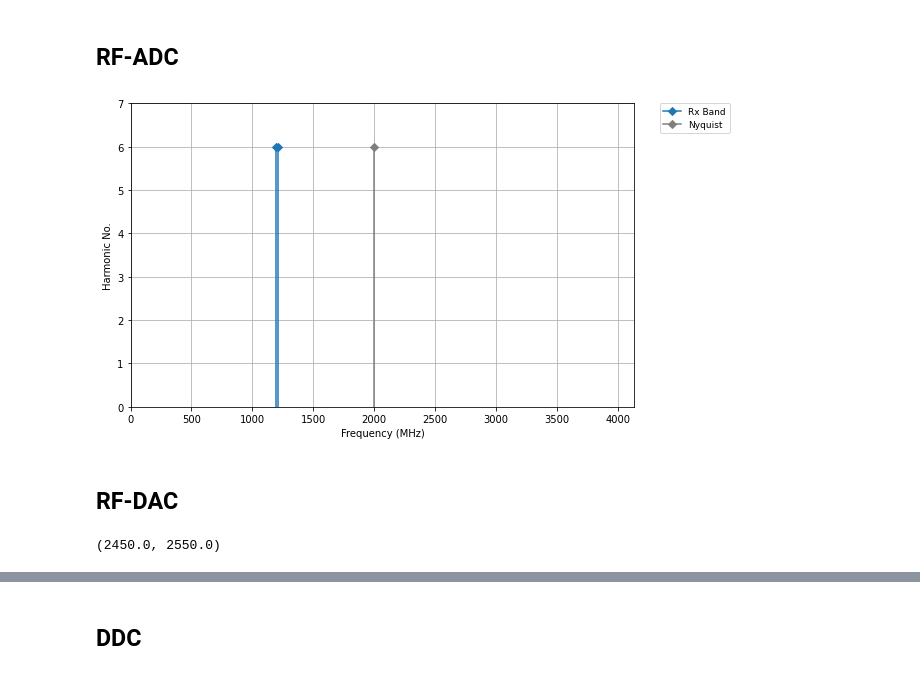
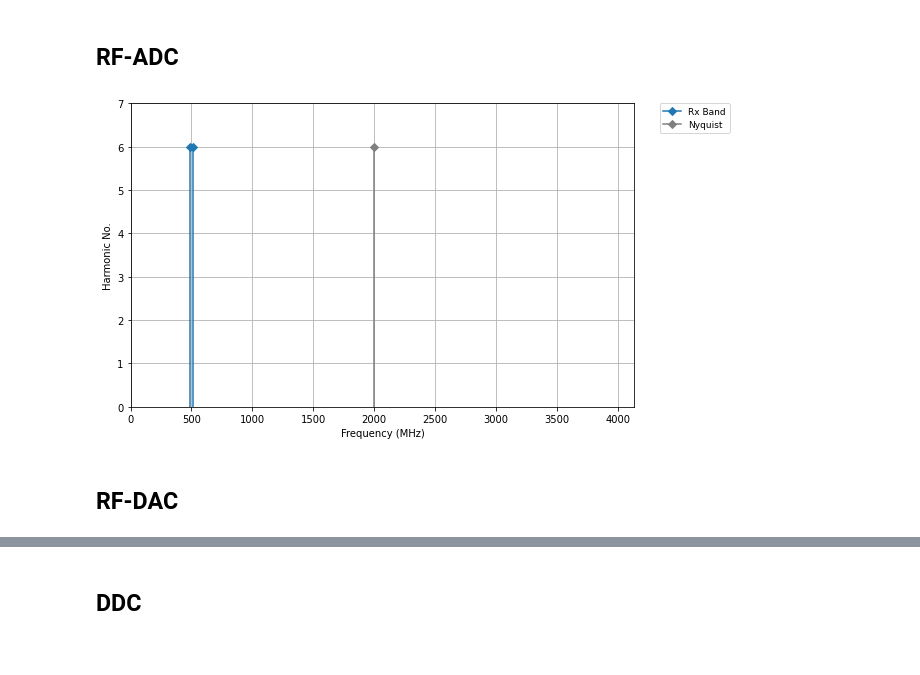
Before and after one commit to strath-sdr/rfsoc_frequency_planner, a Jupyter notebook: rfsoc_frequency_planner_v3.ipynb, the cells around one changed output, grey strips where cells are left out. Saved outputs shown, nothing was run; the diff lists cells and outputs as text; code cells hidden in the pictures.

```diff
--- a/rfsoc_frequency_planner_v3.ipynb
+++ b/rfsoc_frequency_planner_v3.ipynb
@@ -183,11 +183,12 @@ class FrequencyPlannerPlot:
 # %%
 fig_adc = plt.figure(figsize=(9,5))
 ax_adc = fig_adc.add_subplot(111)
 
 data_adc = FrequencyPlannerADC(4000, 1200, 20, 409.2, 8)
 plot_adc = FrequencyPlannerPlot(fig_adc, ax_adc, data_adc)
+data_adc.fc = 500
 plot_adc.update_plot(data_adc)
 # %% [output]
-[figure, old version]
+[figure, new version]
 # %% [markdown]
 ## RF-DAC
@@ -257,6 +387,2 @@ class FrequencyPlannerDAC:
 # %%
 data_dac = FrequencyPlannerDAC(fs_rf=4000, fc=1000, fs_bw=100, pll_ref=500)
-# %%
-min(data_dac.clk_mix_prod[3]), max(data_dac.clk_mix_prod[3])
-# %% [output]
-(2450.0, 2550.0)
```
Also changed, not shown: parts of 10 cells of this notebook, 1 other file.
